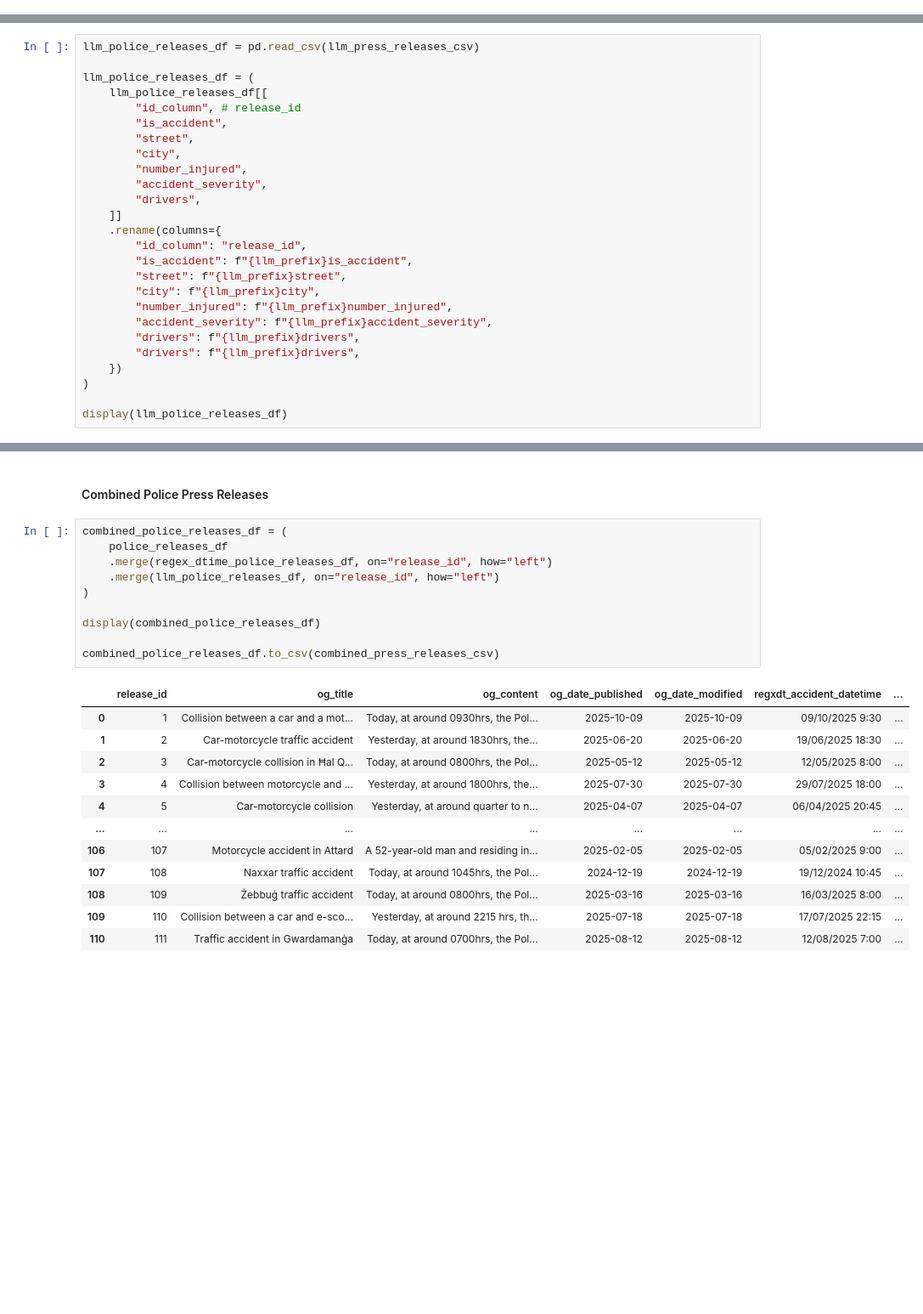
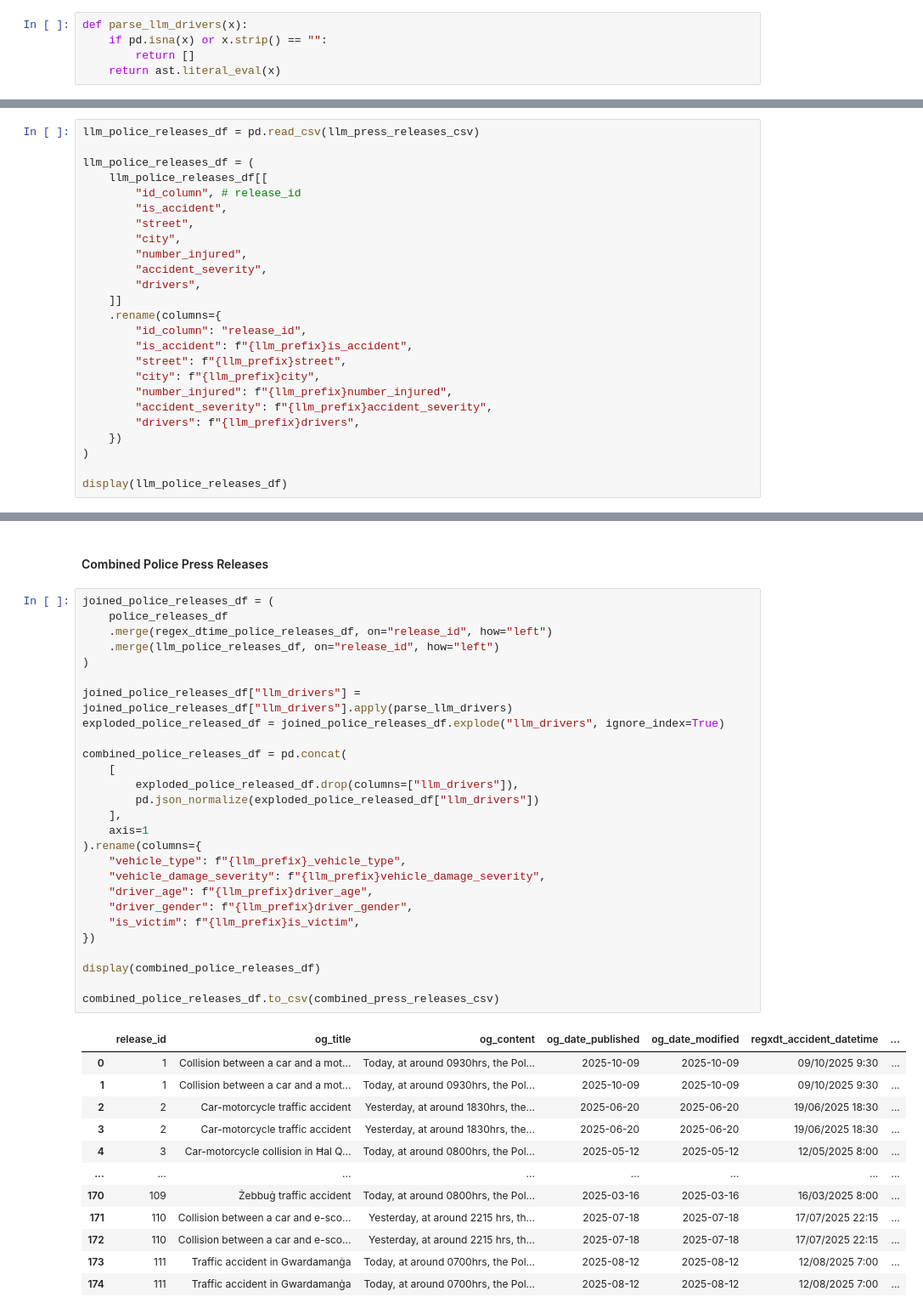
Before and after one commit to michael-vella/ics5110-assignment, a Jupyter notebook: notebooks/individual/michael_vella/combined_data_extraction.ipynb, the cells around one changed output, grey strips where cells are left out. Shown: that part at 85% size. Drawn from its saved outputs; the diff is of its cells as text; blank space fills up the shorter version.

Commit message:
update combined to explode drivers list

```diff
--- a/notebooks/individual/michael_vella/combined_data_extraction.ipynb
+++ b/notebooks/individual/michael_vella/combined_data_extraction.ipynb
@@ -46,3 +49,8 @@ combined_press_releases_csv = f"{processed_data_folder_path}/combined_press_rele
+# %%
+def parse_llm_drivers(x):
+    if pd.isna(x) or x.strip() == "":
+        return []
+    return ast.literal_eval(x)
 # %% [markdown]
 ## Combine all DataFrames into one
 
@@ -313,7 +337,6 @@ llm_police_releases_df = (
         "number_injured": f"{llm_prefix}number_injured",
         "accident_severity": f"{llm_prefix}accident_severity",
         "drivers": f"{llm_prefix}drivers",
-        "drivers": f"{llm_prefix}drivers",
     })
 )
 
@@ -335,25 +358,42 @@ display(llm_police_releases_df)
 # %% [markdown]
 #### Combined Police Press Releases
 # %%
-combined_police_releases_df = (
+joined_police_releases_df = (
     police_releases_df
     .merge(regex_dtime_police_releases_df, on="release_id", how="left")
     .merge(llm_police_releases_df, on="release_id", how="left")
 )
 
+joined_police_releases_df["llm_drivers"] = joined_police_releases_df["llm_drivers"].apply(parse_llm_drivers)
+exploded_police_released_df = joined_police_releases_df.explode("llm_drivers", ignore_index=True)
+
+combined_police_releases_df = pd.concat(
+    [
+        exploded_police_released_df.drop(columns=["llm_drivers"]),
+        pd.json_normalize(exploded_police_released_df["llm_drivers"])
+    ],
+    axis=1
+).rename(columns={
+    "vehicle_type": f"{llm_prefix}_vehicle_type",
+    "vehicle_damage_severity": f"{llm_prefix}vehicle_damage_severity",
+    "driver_age": f"{llm_prefix}driver_age",
+    "driver_gender": f"{llm_prefix}driver_gender",
+    "is_victim": f"{llm_prefix}is_victim",
+})
+
 display(combined_police_releases_df)
 
 combined_police_releases_df.to_csv(combined_press_releases_csv)
 # %% [output]
 |  | release_id | og_title | og_content | og_date_published | og_date_modified | regxdt_accident_datetime | ... |
 | 0 | 1 | Collision between a car and a mot... | Today, at around 0930hrs, the Pol... | 2025-10-09 | 2025-10-09 | 09/10/2025 9:30 | ... |
-| 1 | 2 | Car-motorcycle traffic accident | Yesterday, at around 1830hrs, the... | 2025-06-20 | 2025-06-20 | 19/06/2025 18:30 | ... |
-| 2 | 3 | Car-motorcycle collision in Ħal Q... | Today, at around 0800hrs, the Pol... | 2025-05-12 | 2025-05-12 | 12/05/2025 8:00 | ... |
-| 3 | 4 | Collision between motorcycle and ... | Yesterday, at around 1800hrs, the... | 2025-07-30 | 2025-07-30 | 29/07/2025 18:00 | ... |
-| 4 | 5 | Car-motorcycle collision | Yesterday, at around quarter to n... | 2025-04-07 | 2025-04-07 | 06/04/2025 20:45 | ... |
+| 1 | 1 | Collision between a car and a mot... | Today, at around 0930hrs, the Pol... | 2025-10-09 | 2025-10-09 | 09/10/2025 9:30 | ... |
+| 2 | 2 | Car-motorcycle traffic accident | Yesterday, at around 1830hrs, the... | 2025-06-20 | 2025-06-20 | 19/06/2025 18:30 | ... |
+| 3 | 2 | Car-motorcycle traffic accident | Yesterday, at around 1830hrs, the... | 2025-06-20 | 2025-06-20 | 19/06/2025 18:30 | ... |
+| 4 | 3 | Car-motorcycle collision in Ħal Q... | Today, at around 0800hrs, the Pol... | 2025-05-12 | 2025-05-12 | 12/05/2025 8:00 | ... |
 | ... | ... | ... | ... | ... | ... | ... | ... |
-| 106 | 107 | Motorcycle accident in Attard | A 52-year-old man and residing in... | 2025-02-05 | 2025-02-05 | 05/02/2025 9:00 | ... |
-| 107 | 108 | Naxxar traffic accident | Today, at around 1045hrs, the Pol... | 2024-12-19 | 2024-12-19 | 19/12/2024 10:45 | ... |
-| 108 | 109 | Żebbuġ traffic accident | Today, at around 0800hrs, the Pol... | 2025-03-16 | 2025-03-16 | 16/03/2025 8:00 | ... |
-| 109 | 110 | Collision between a car and e-sco... | Yesterday, at around 2215 hrs, th... | 2025-07-18 | 2025-07-18 | 17/07/2025 22:15 | ... |
-| 110 | 111 | Traffic accident in Gwardamanġa | Today, at around 0700hrs, the Pol... | 2025-08-12 | 2025-08-12 | 12/08/2025 7:00 | ... |
+| 170 | 109 | Żebbuġ traffic accident | Today, at around 0800hrs, the Pol... | 2025-03-16 | 2025-03-16 | 16/03/2025 8:00 | ... |
+| 171 | 110 | Collision between a car and e-sco... | Yesterday, at around 2215 hrs, th... | 2025-07-18 | 2025-07-18 | 17/07/2025 22:15 | ... |
+| 172 | 110 | Collision between a car and e-sco... | Yesterday, at around 2215 hrs, th... | 2025-07-18 | 2025-07-18 | 17/07/2025 22:15 | ... |
+| 173 | 111 | Traffic accident in Gwardamanġa | Today, at around 0700hrs, the Pol... | 2025-08-12 | 2025-08-12 | 12/08/2025 7:00 | ... |
+| 174 | 111 | Traffic accident in Gwardamanġa | Today, at around 0700hrs, the Pol... | 2025-08-12 | 2025-08-12 | 12/08/2025 7:00 | ... |
```
Also changed, not shown: parts of 6 cells of this notebook, 2 other files.
